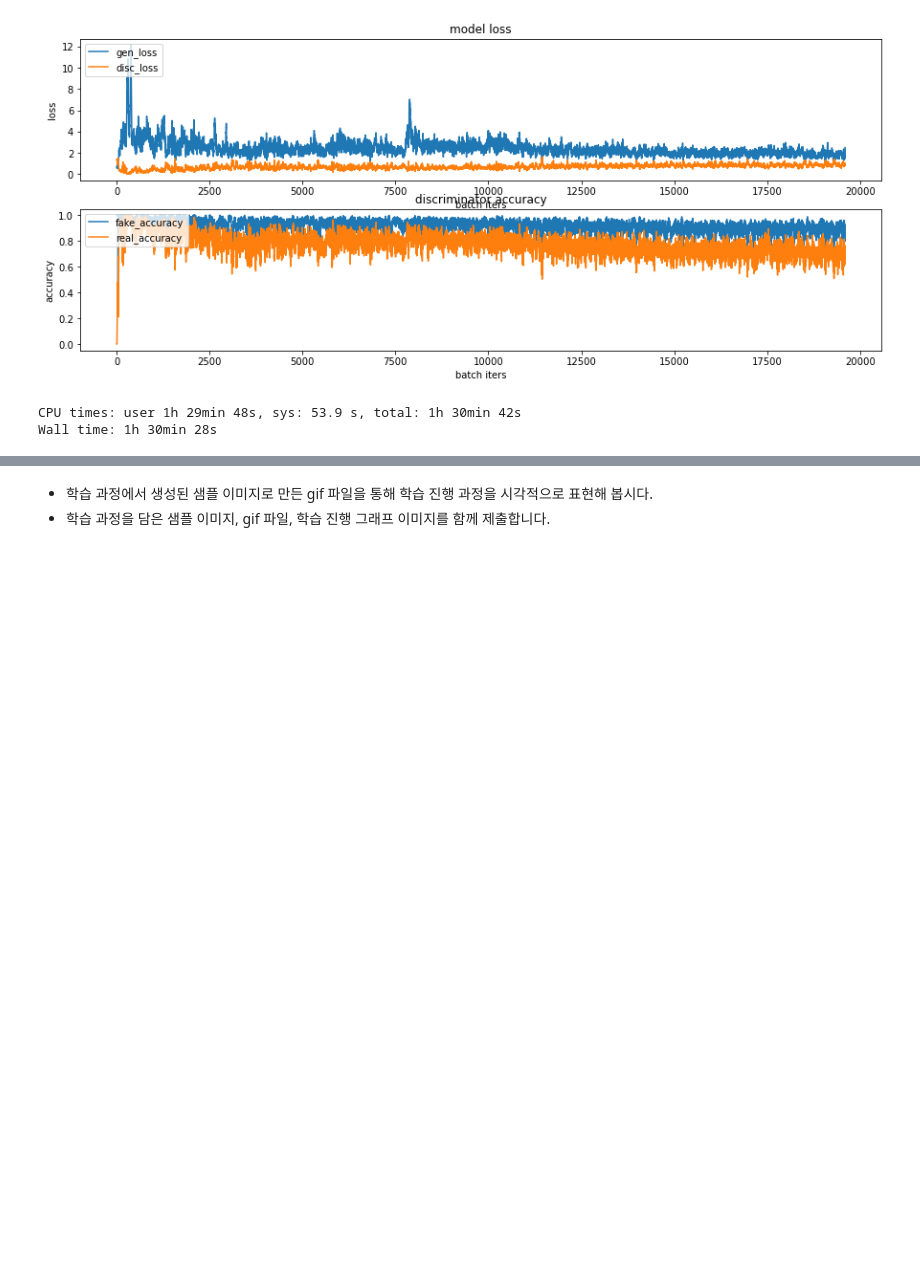
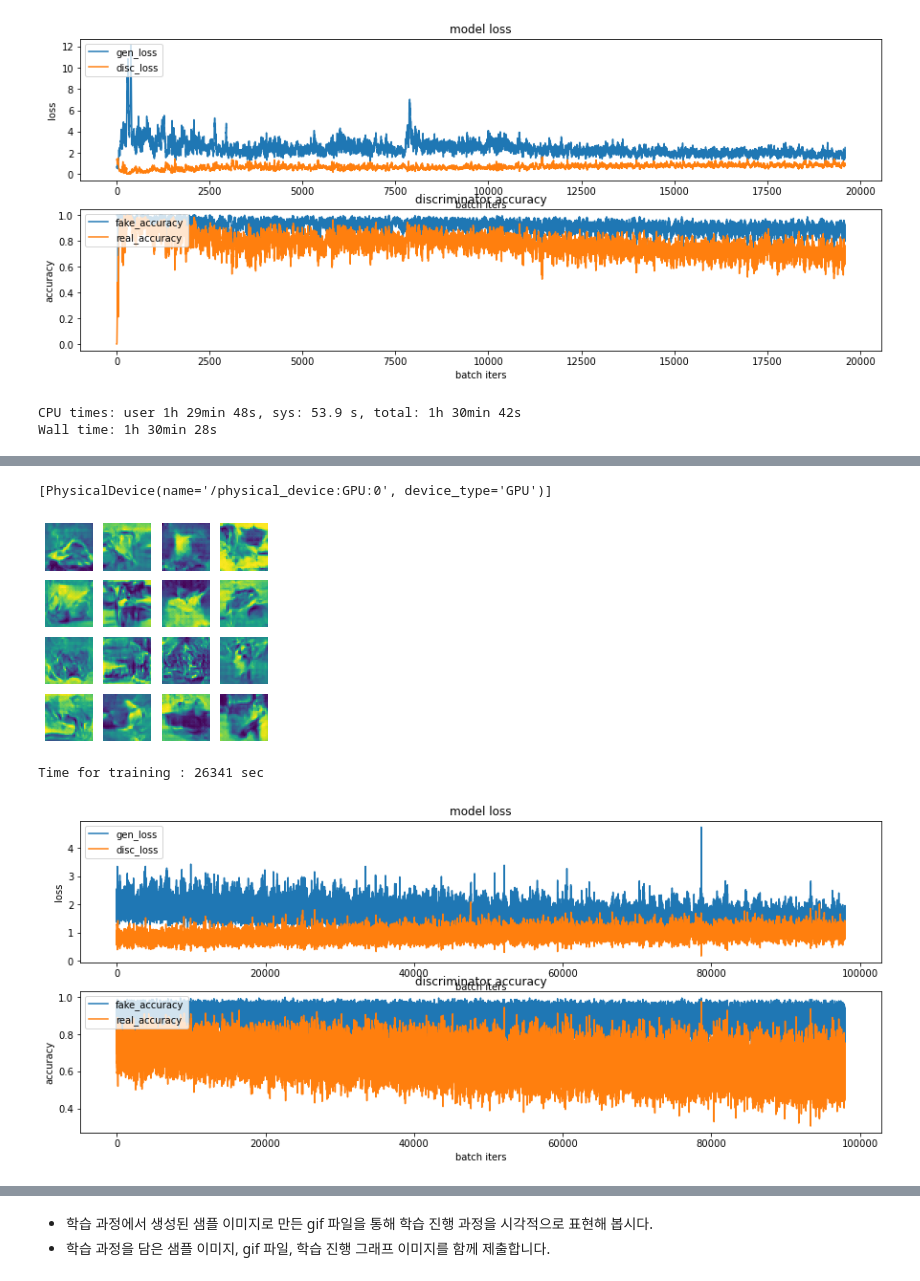
Before and after one commit to Ethan0625/I_need_more_time, a Jupyter notebook: Project/Dcgan_Newimage/cifar10/DCGAN_Newimage(cifar10).ipynb, the cells around one changed output, grey strips where cells are left out. Drawn from its saved outputs; the diff is of its cells as text; code cells hidden in the pictures; blank space fills up the shorter version.

```diff
--- a/Project/Dcgan_Newimage/cifar10/DCGAN_Newimage(cifar10).ipynb
+++ b/Project/Dcgan_Newimage/cifar10/DCGAN_Newimage(cifar10).ipynb
@@ -459,0 +541,15 @@ Wall time: 1h 30min 28s
+# %%
+save_every = 20
+EPOCHS = 500
+
+# 사용가능한 GPU 디바이스 확인
+tf.config.list_physical_devices("GPU")
+# %% [output]
+[PhysicalDevice(name='/physical_device:GPU:0', device_type='GPU')]
+# %%
+%%time
+train(train_dataset, EPOCHS, save_every)
+# %% [output]
+[figure, added]
+Time for training : 26341 sec
+[figure, added]
```
Also changed, not shown: parts of 16 cells of this notebook.
